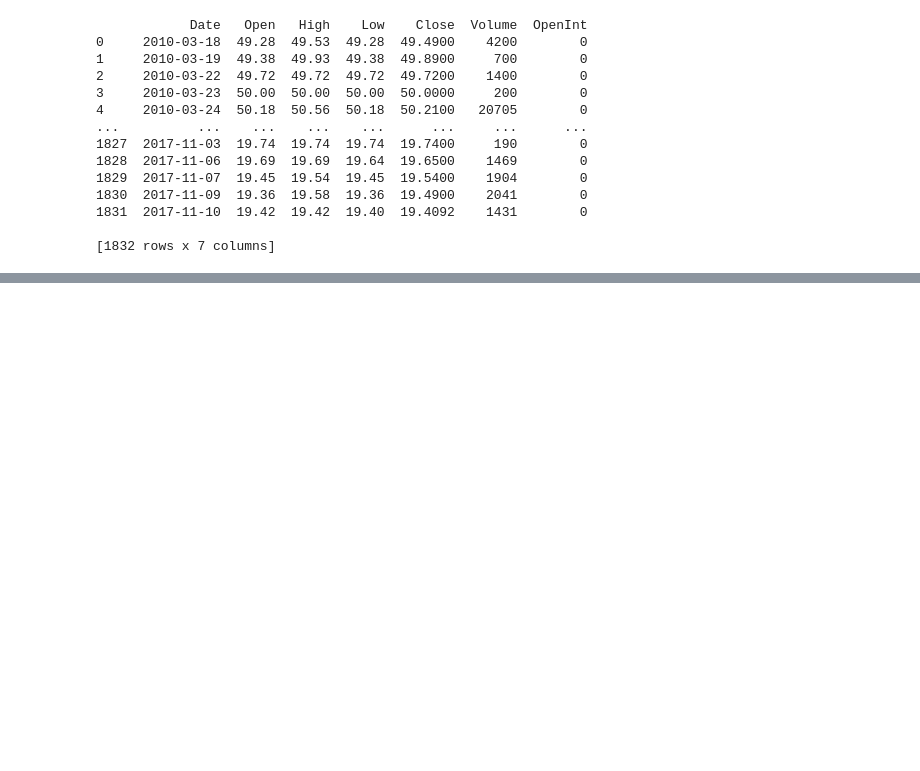
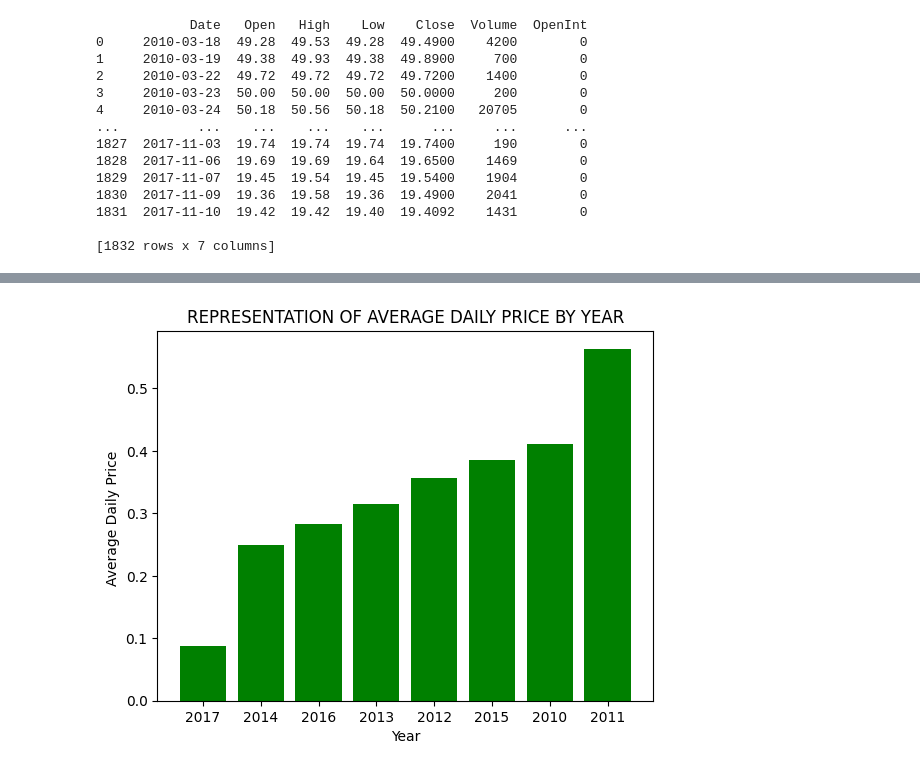
Before and after one commit to Saisneha0209/Machine-Learning, a Jupyter notebook: ETF_PREDICTION.ipynb, the cells around one changed output, grey strips where cells are left out. Saved outputs shown, nothing was run; the diff lists cells and outputs as text; code cells hidden in the pictures; blank space fills up the shorter version.

```diff
--- a/ETF_PREDICTION.ipynb
+++ b/ETF_PREDICTION.ipynb
@@ -80,0 +88,4 @@ plt.show()
+# %%
+df['Daily_Price'] = df['High'] - df['Low']
+avg_price_per_year = df.groupby('Year')['Daily_Price'].mean()
+print("Average Daily Price by Year:", avg_price_per_year)
@@ -80,0 +103,10 @@ plt.show()
+# %%
+avg_price_per_year = avg_price_per_year.sort_values()
+
+plt.bar(avg_price_per_year.index.astype(str) , avg_price_per_year, color='green', label='Avg Daily Price')
+plt.title("REPRESENTATION OF AVERAGE DAILY PRICE BY YEAR")
+plt.xlabel('Year')
+plt.ylabel('Average Daily Price ')
+plt.show()
+# %% [output]
+[figure, added]
```
Also changed, not shown: parts of 10 cells of this notebook.
